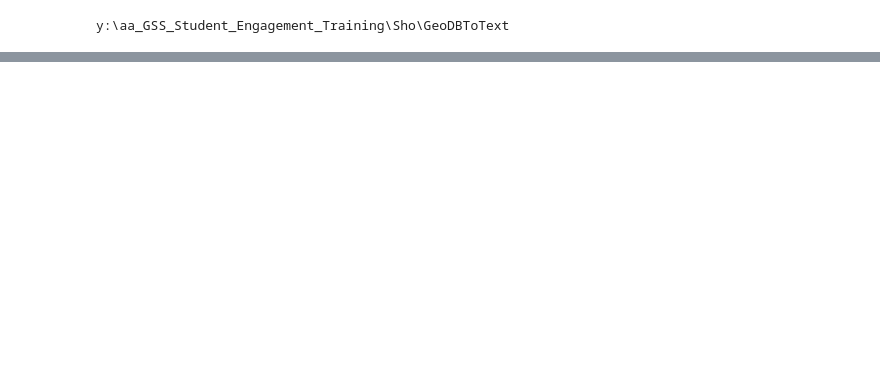
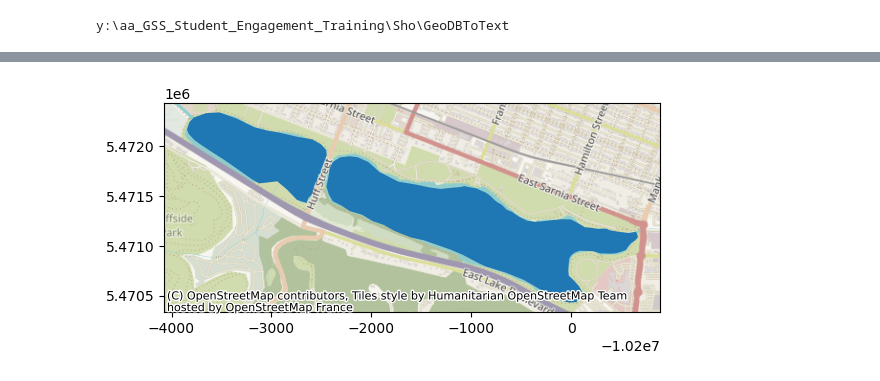
Before and after one commit to ShoSato-047/GeoDBToText, a Jupyter notebook: original.ipynb, the cells around one changed output, grey strips where cells are left out. Cells and saved outputs as stored; diff of their text form; code cells hidden in the pictures; blank space fills up the shorter version.

```diff
--- a/original.ipynb
+++ b/original.ipynb
@@ -197,0 +264,10 @@ ExportCSV("Y:/aa_GSS_Student_Engagement_Training/Sho/GeoDBToText/data/winona_lak
+# %%
+#contextily requires Web Mercator (EPSG:3857)
+w_lake = w_lake.to_crs(epsg=3857)
+
+fig, ax = plt.subplots()
+w_lake.geometry.plot(ax=ax, markersize=1)
+contextily.add_basemap(ax)
+plt.show()
+# %% [output]
+[figure, added]
```
Also changed, not shown: parts of 10 cells of this notebook, 6 other files.
